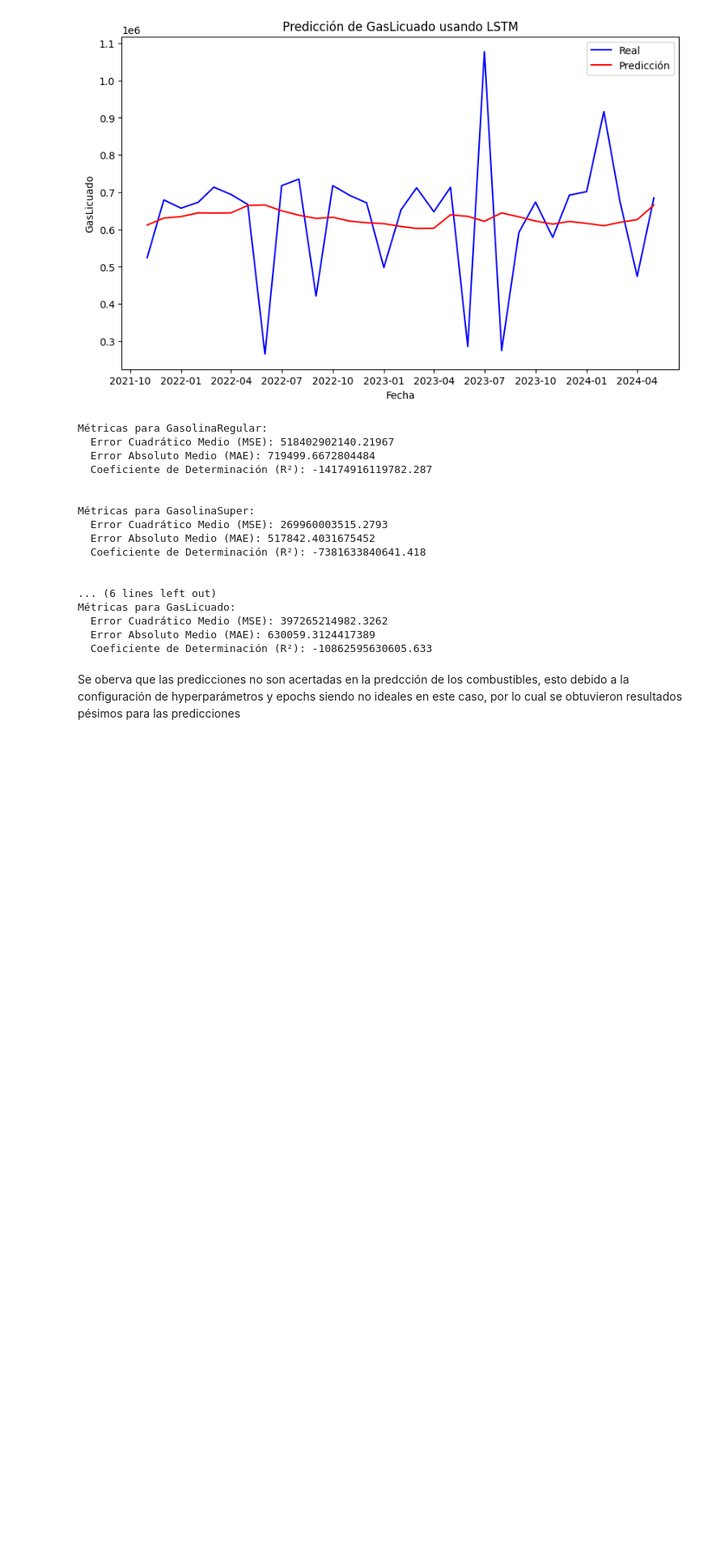
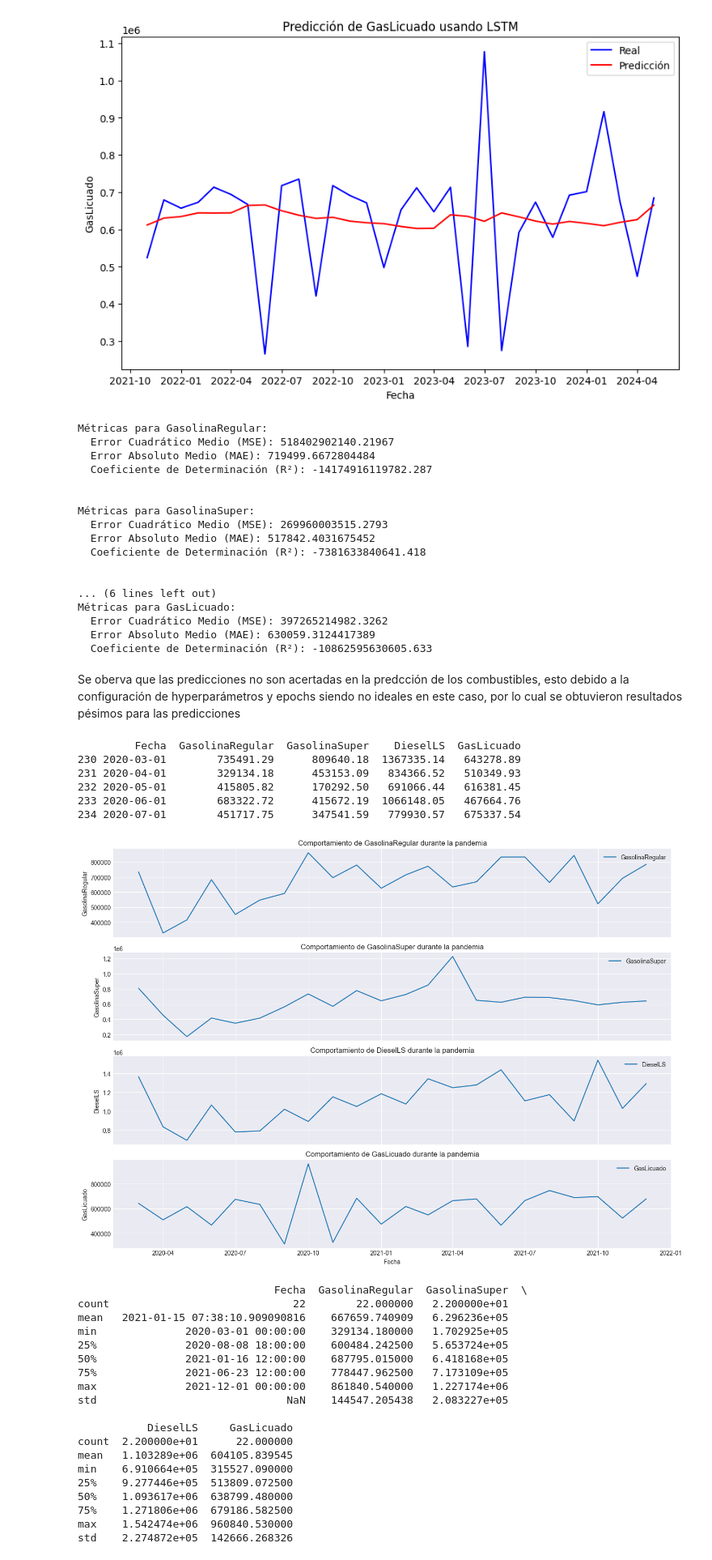
Before and after one commit to AGM54/DataSc, a Jupyter notebook: data.ipynb, the cells around one changed output. Shown at 81% size. Cells and saved outputs as stored; diff of their text form; code cells hidden in the pictures; blank space fills up the shorter version.

```diff
--- a/data.ipynb
+++ b/data.ipynb
@@ -1018,3 +1018,75 @@ Métricas para GasLicuado:
   Coeficiente de Determinación (R²): -10862595630605.633
 # %% [markdown]
 Se oberva que las predicciones no son acertadas en la predcción de los combustibles, esto debido a la configuración de hyperparámetros y epochs siendo no ideales en este caso, por lo cual se obtuvieron resultados pésimos para las predicciones
+# %%
+import pandas as pd
+import numpy as np
+import matplotlib.pyplot as plt
+
+# Suponiendo que importacion_df ya ha sido cargado y procesado
+
+columns_to_predict = ['GasolinaRegular', 'GasolinaSuper', 'DieselLS', 'GasLicuado']
+
+# Definir el período de la pandemia
+pandemic_start = '2020-03-01'
+pandemic_end = '2021-12-31'
+
+# Filtrar los datos del DataFrame para el período de la pandemia
+pandemic_df = importacion_df[(importacion_df['Fecha'] >= pandemic_start) & (importacion_df['Fecha'] <= pandemic_end)]
+
+# Seleccionar solo las columnas de interés
+pandemic_df = pandemic_df[['Fecha'] + columns_to_predict]
+
+# Mostrar los primeros registros para verificar
+print(pandemic_df.head())
+
+# Configurar el estilo de los gráficos
+plt.style.use('seaborn-darkgrid')
+
+# Crear una figura con subplots
+fig, axes = plt.subplots(len(columns_to_predict), 1, figsize=(14, 10), sharex=True)
+
+# Dibujar cada serie temporal
+for i, column in enumerate(columns_to_predict):
+    axes[i].plot(pandemic_df['Fecha'], pandemic_df[column], label=column)
+    axes[i].set_title(f'Comportamiento de {column} durante la pandemia')
+    axes[i].set_ylabel(column)
+    axes[i].legend()
+
+# Etiquetas de los ejes
+axes[-1].set_xlabel('Fecha')
+
+# Mostrar el gráfico
+plt.tight_layout()
+plt.show()
+
+# Calcular estadísticas descriptivas
+statistics_during_pandemic = pandemic_df.describe()
+print(statistics_during_pandemic)
+# %% [output]
+         Fecha  GasolinaRegular  GasolinaSuper    DieselLS  GasLicuado
+230 2020-03-01        735491.29      809640.18  1367335.14   643278.89
+231 2020-04-01        329134.18      453153.09   834366.52   510349.93
+232 2020-05-01        415805.82      170292.50   691066.44   616381.45
+233 2020-06-01        683322.72      415672.19  1066148.05   467664.76
+234 2020-07-01        451717.75      347541.59   779930.57   675337.54
+[figure, added]
+                               Fecha  GasolinaRegular  GasolinaSuper  \
+count                             22        22.000000   2.200000e+01
+mean   2021-01-15 07:38:10.909090816    667659.740909   6.296236e+05
+min              2020-03-01 00:00:00    329134.180000   1.702925e+05
+25%              2020-08-08 18:00:00    600484.242500   5.653724e+05
+50%              2021-01-16 12:00:00    687795.015000   6.418168e+05
+75%              2021-06-23 12:00:00    778447.962500   7.173109e+05
+max              2021-12-01 00:00:00    861840.540000   1.227174e+06
+std                              NaN    144547.205438   2.083227e+05
+
+           DieselLS     GasLicuado
+count  2.200000e+01      22.000000
+mean   1.103289e+06  604105.839545
+min    6.910664e+05  315527.090000
+25%    9.277446e+05  513809.072500
+50%    1.093617e+06  638799.480000
+75%    1.271806e+06  679186.582500
+max    1.542474e+06  960840.530000
+std    2.274872e+05  142666.268326
```
